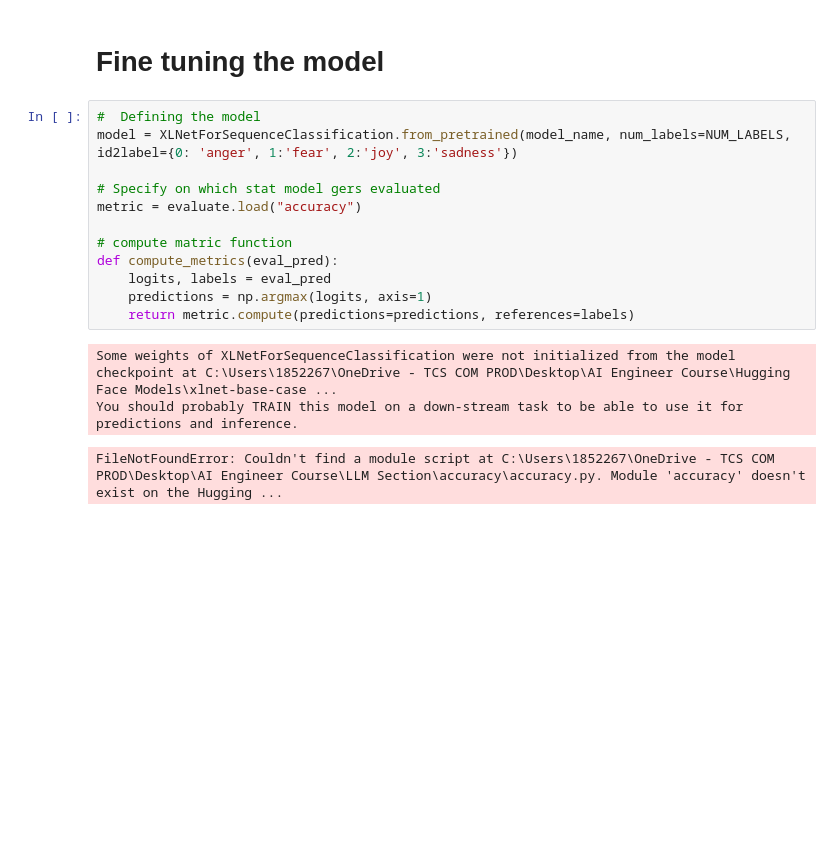
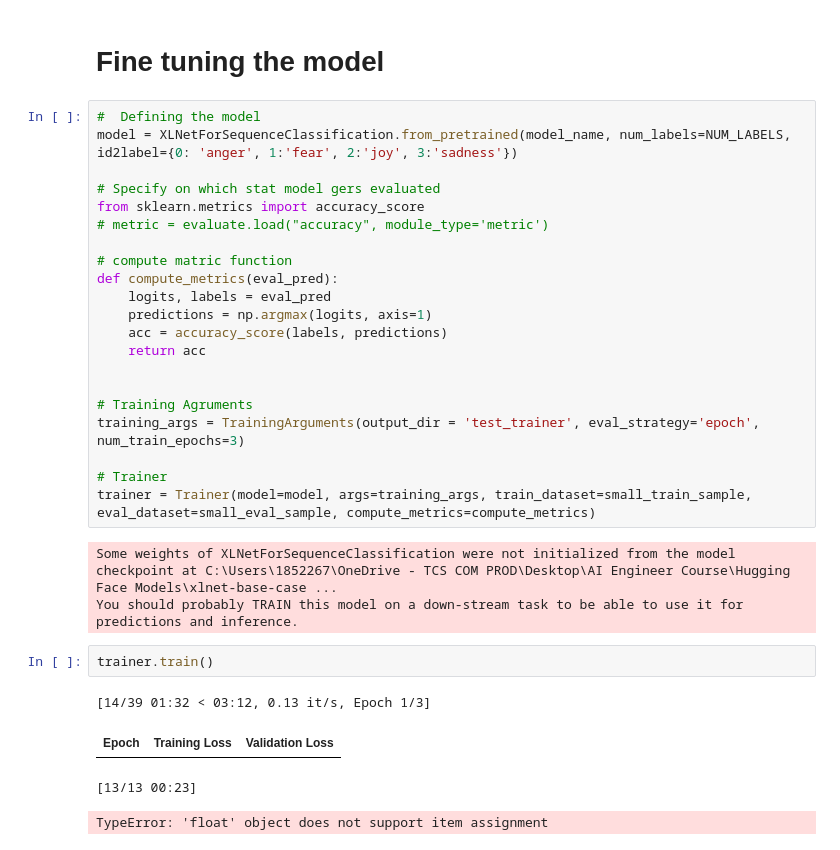
Before and after one commit to AbhishekBiswas-github/AI_Engineer_Course_Files, a Jupyter notebook: LLM Project/XLNet.ipynb, the cells around one changed output. Saved outputs shown, nothing was run; the diff lists cells and outputs as text; blank space fills up the shorter version.

```diff
--- a/LLM Project/XLNet.ipynb
+++ b/LLM Project/XLNet.ipynb
@@ -179,14 +179,29 @@ First Text Attention Mask:
 model = XLNetForSequenceClassification.from_pretrained(model_name, num_labels=NUM_LABELS, id2label={0: 'anger', 1:'fear', 2:'joy', 3:'sadness'})
 
 # Specify on which stat model gers evaluated
-metric = evaluate.load("accuracy")
+from sklearn.metrics import accuracy_score
+# metric = evaluate.load("accuracy", module_type='metric')
 
 # compute matric function
 def compute_metrics(eval_pred):
     logits, labels = eval_pred
     predictions = np.argmax(logits, axis=1)
-    return metric.compute(predictions=predictions, references=labels)
+    acc = accuracy_score(labels, predictions)
+    return acc
+
+
+# Training Agruments
+training_args = TrainingArguments(output_dir = 'test_trainer', eval_strategy='epoch', num_train_epochs=3)
+
+# Trainer
+trainer = Trainer(model=model, args=training_args, train_dataset=small_train_sample, eval_dataset=small_eval_sample, compute_metrics=compute_metrics)
 # %% [output]
 Some weights of XLNetForSequenceClassification were not initialized from the model checkpoint at C:\Users\1852267\OneDrive - TCS COM PROD\Desktop\AI Engineer Course\Hugging Face Models\xlnet-base-case ...
 You should probably TRAIN this model on a down-stream task to be able to use it for predictions and inference.
-FileNotFoundError: Couldn't find a module script at C:\Users\1852267\OneDrive - TCS COM PROD\Desktop\AI Engineer Course\LLM Section\accuracy\accuracy.py. Module 'accuracy' doesn't exist on the Hugging ...
+# %%
+trainer.train()
+# %% [output]
+[14/39 01:32 < 03:12, 0.13 it/s, Epoch 1/3]
+| Epoch | Training Loss | Validation Loss |
+[13/13 00:23]
+TypeError: 'float' object does not support item assignment
```
